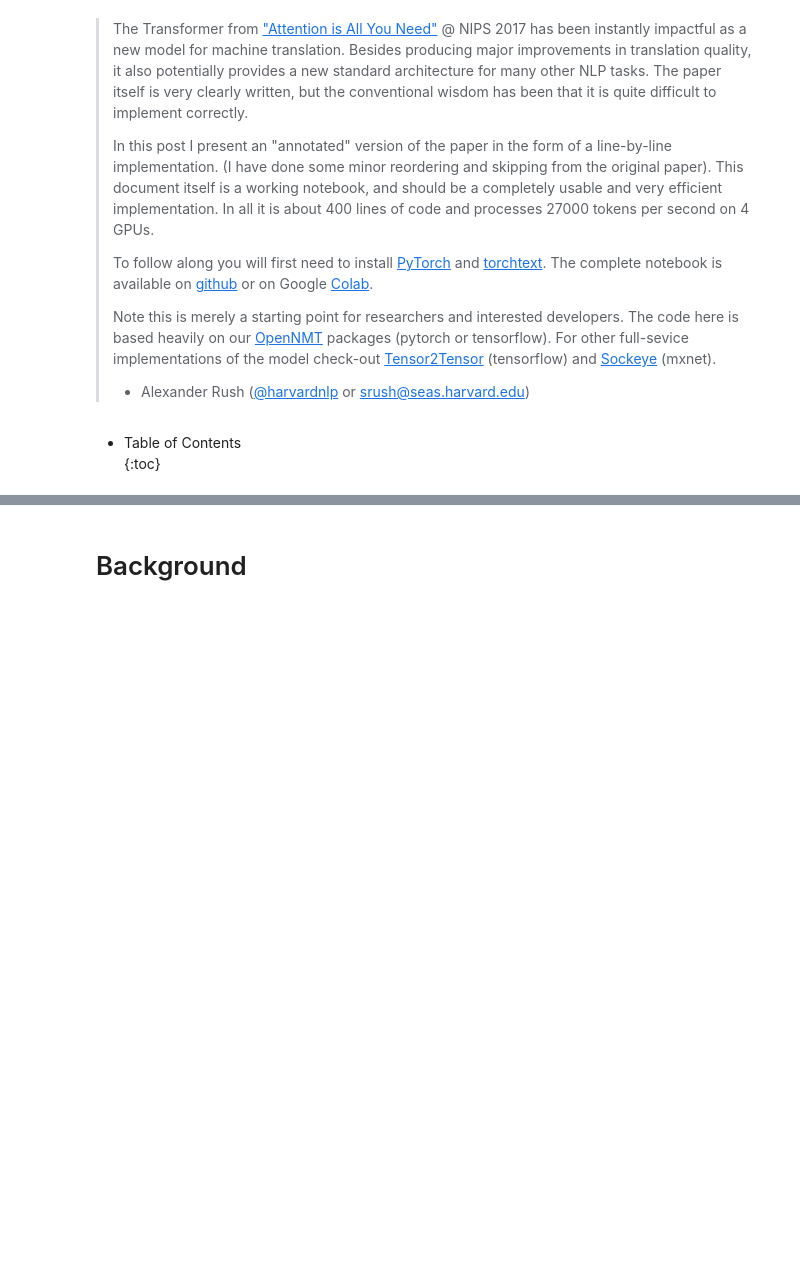
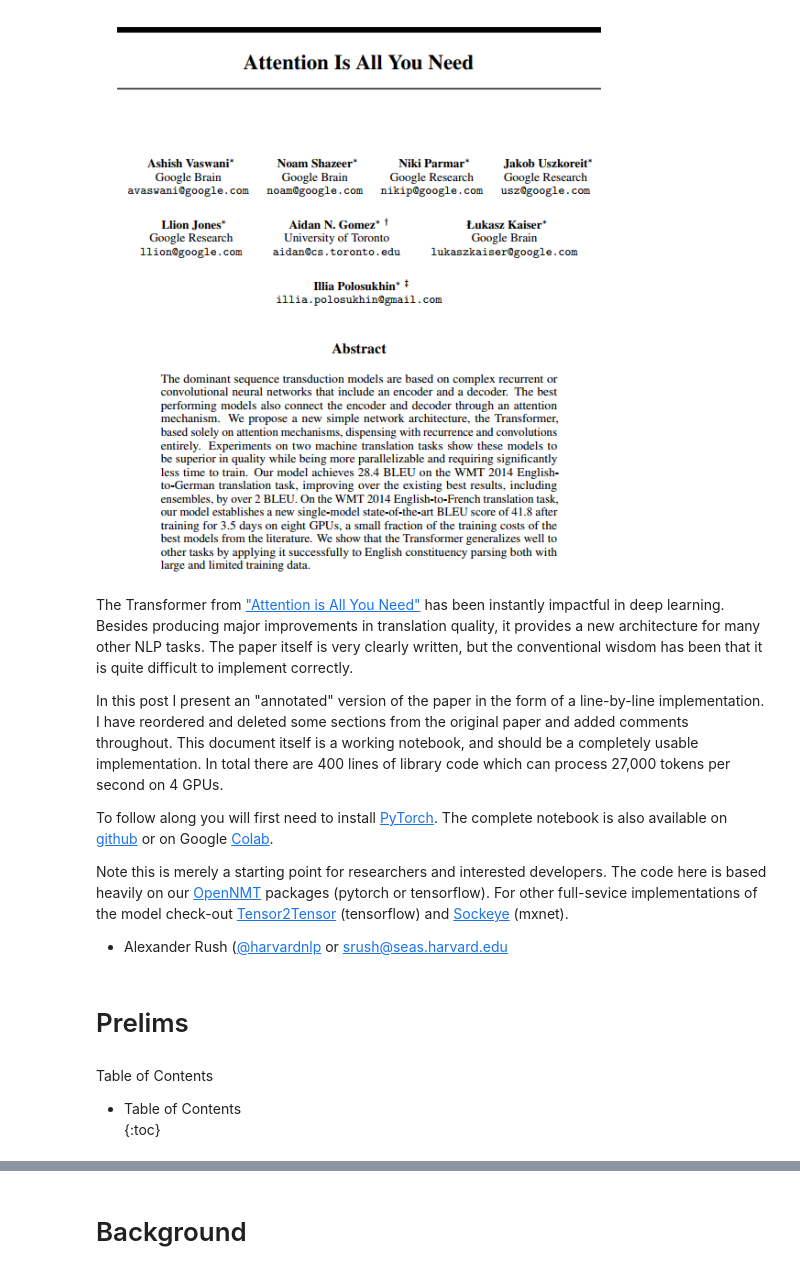
Before and after one commit to harvardnlp/annotated-transformer, a Jupyter notebook: The Annotated Transformer.ipynb, the cells around one changed output, grey strips where cells are left out. Drawn from its saved outputs; the diff is of its cells as text; code cells hidden in the pictures; blank space fills up the shorter version.

```diff
--- a/The Annotated Transformer.ipynb
+++ b/The Annotated Transformer.ipynb
@@ -3,14 +1,20 @@
+# %%
+from IPython.display import Image
+Image(filename='images/aiayn.png')
+# %% [output]
+[figure, added]
 # %% [markdown]
-> The Transformer from ["Attention is All You Need"](https://arxiv.org/abs/1706.03762) @ NIPS 2017 has been instantly impactful as a new model for machine translation. Besides producing major improvements in translation quality, it also potentially provides a new standard architecture for many other NLP tasks. The paper itself is very clearly written, but the conventional wisdom has been that it is quite difficult to implement correctly.
->
-> In this post I present an "annotated" version of the paper in the form of a line-by-line implementation.
-(I have done some minor reordering and skipping from the original paper). This document itself is a working notebook, and should be a completely usable and very efficient implementation. In all it is about 400 lines of code and processes 27000 tokens per second on 4 GPUs.
->
-> To follow along you will first need to install [PyTorch](http://pytorch.org/) and [torchtext](https://github.com/pytorch/text). The complete notebook is available on [github](https://github.com/harvardnlp/annotated-transformer) or on Google [Colab](https://drive.google.com/file/d/1xQXSv6mtAOLXxEMi8RvaW8TW-7bvYBDF/view?usp=sharing).
->
-> Note this is merely a starting point for researchers and interested developers. The code here is based heavily on our [OpenNMT](http://opennmt.net) packages (pytorch or tensorflow). For other full-sevice implementations of the model check-out [Tensor2Tensor](https://github.com/tensorflow/tensor2tensor) (tensorflow) and [Sockeye](https://github.com/awslabs/sockeye) (mxnet).
->
->- Alexander Rush ([@harvardnlp](https://twitter.com/harvardnlp) or srush@seas.harvard.edu)
+The Transformer from ["Attention is All You Need"](https://arxiv.org/abs/1706.03762) has been instantly impactful in deep learning. Besides producing major improvements in translation quality, it provides a new architecture for many other NLP tasks. The paper itself is very clearly written, but the conventional wisdom has been that it is quite difficult to implement correctly.
+
+In this post I present an "annotated" version of the paper in the form of a line-by-line implementation. I have reordered and deleted some sections from the original paper and added comments throughout. This document itself is a working notebook, and should be a completely usable implementation. In total there are 400 lines of library code which can process 27,000 tokens per second on 4 GPUs.
+
+To follow along you will first need to install [PyTorch](http://pytorch.org/). The complete notebook is also available on [github](https://github.com/harvardnlp/annotated-transformer) or on Google [Colab](https://drive.google.com/file/d/1xQXSv6mtAOLXxEMi8RvaW8TW-7bvYBDF/view?usp=sharing).
+
+Note this is merely a starting point for researchers and interested developers. The code here is based heavily on our [OpenNMT](http://opennmt.net) packages (pytorch or tensorflow). For other full-sevice implementations of the model check-out [Tensor2Tensor](https://github.com/tensorflow/tensor2tensor) (tensorflow) and [Sockeye](https://github.com/awslabs/sockeye) (mxnet).
+
+- Alexander Rush ([@harvardnlp](https://twitter.com/harvardnlp) or srush@seas.harvard.edu
+# %% [markdown]
+# Prelims
 # %%
 # !pip install http://download.pytorch.org/whl/cu80/torch-0.3.0.post4-cp36-cp36m-linux_x86_64.whl numpy matplotlib spacy torchtext seaborn
 # %%
@@ -27,4 +31,5 @@ seaborn.set_context(context="talk")
 # %% [markdown]
+Table of Contents
 * Table of Contents
 {:toc}
 # %% [markdown]
```
Also changed, not shown: parts of 31 cells of this notebook, 2 other files.
